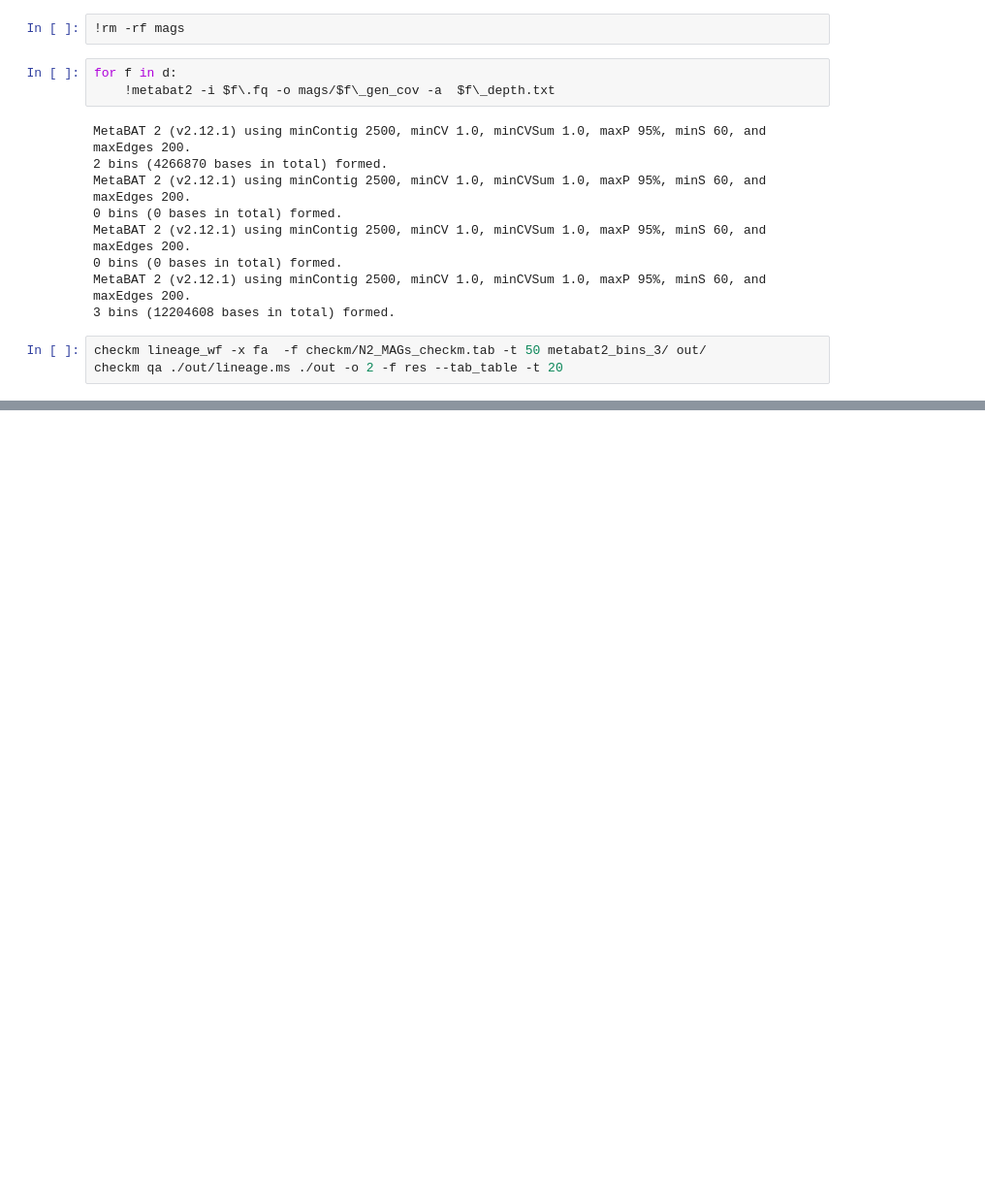
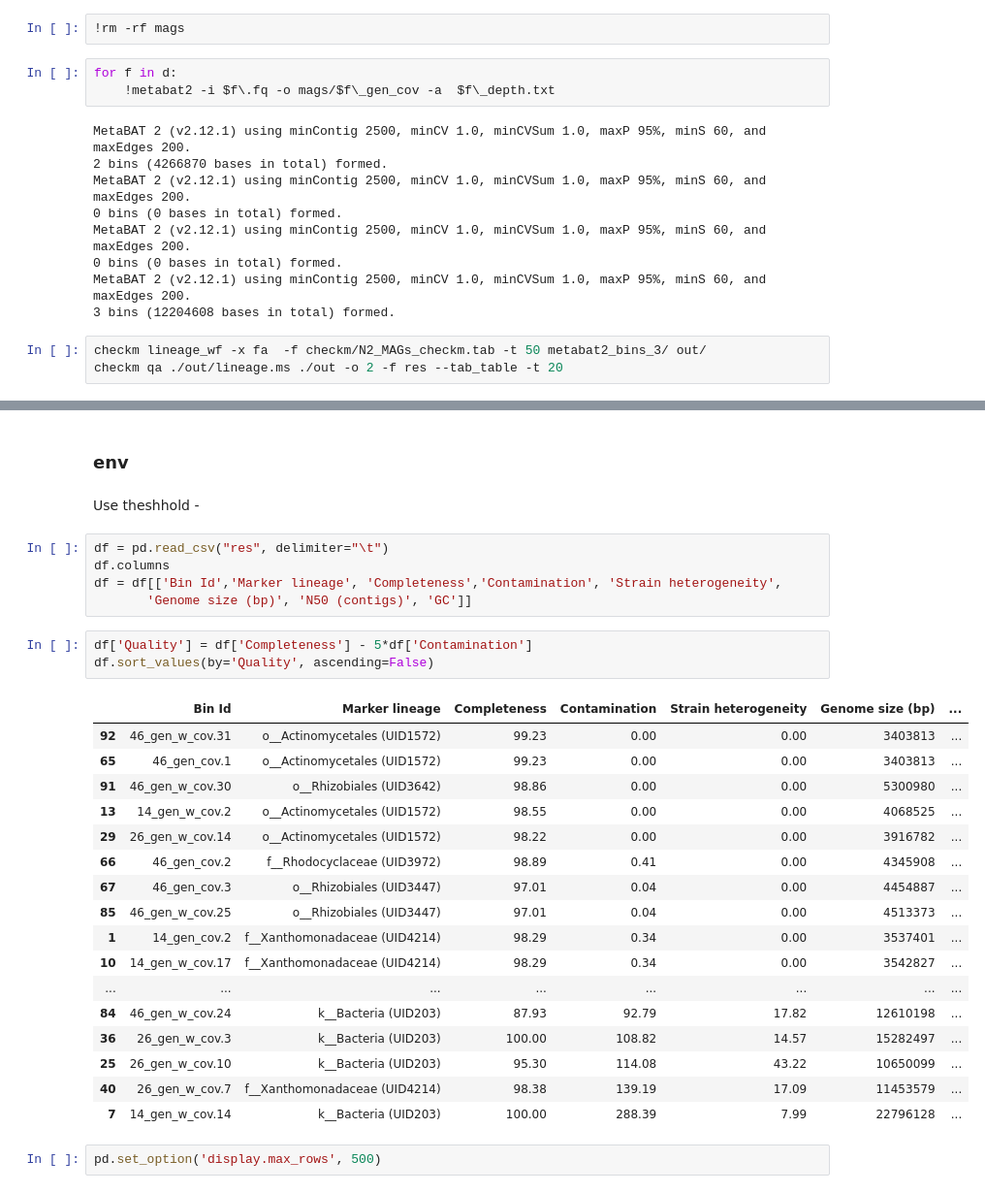
Before and after one commit to crabron/ARRIAM, a Jupyter notebook: binning.ipynb, the cells around one changed output, grey strips where cells are left out. Shown: that part at 97% size. Saved outputs shown, nothing was run; the diff lists cells and outputs as text; blank space fills up the shorter version.

```diff
--- a/binning.ipynb
+++ b/binning.ipynb
@@ -368,0 +320,32 @@ Example: checkm lineage_wf ./bins ./output
+# %% [markdown]
+### env
+# %% [markdown]
+Use theshhold -
+# %%
+df = pd.read_csv("res", delimiter="\t")
+df.columns
+df = df[['Bin Id','Marker lineage', 'Completeness','Contamination', 'Strain heterogeneity',
+       'Genome size (bp)', 'N50 (contigs)', 'GC']]
+# %%
+df['Quality'] = df['Completeness'] - 5*df['Contamination']
+df.sort_values(by='Quality', ascending=False)
+# %% [output]
+|  | Bin Id | Marker lineage | Completeness | Contamination | Strain heterogeneity | Genome size (bp) | ... |
+| 92 | 46_gen_w_cov.31 | o__Actinomycetales (UID1572) | 99.23 | 0.00 | 0.00 | 3403813 | ... |
+| 65 | 46_gen_cov.1 | o__Actinomycetales (UID1572) | 99.23 | 0.00 | 0.00 | 3403813 | ... |
+| 91 | 46_gen_w_cov.30 | o__Rhizobiales (UID3642) | 98.86 | 0.00 | 0.00 | 5300980 | ... |
+| 13 | 14_gen_w_cov.2 | o__Actinomycetales (UID1572) | 98.55 | 0.00 | 0.00 | 4068525 | ... |
+| 29 | 26_gen_w_cov.14 | o__Actinomycetales (UID1572) | 98.22 | 0.00 | 0.00 | 3916782 | ... |
+| 66 | 46_gen_cov.2 | f__Rhodocyclaceae (UID3972) | 98.89 | 0.41 | 0.00 | 4345908 | ... |
+| 67 | 46_gen_cov.3 | o__Rhizobiales (UID3447) | 97.01 | 0.04 | 0.00 | 4454887 | ... |
+| 85 | 46_gen_w_cov.25 | o__Rhizobiales (UID3447) | 97.01 | 0.04 | 0.00 | 4513373 | ... |
+| 1 | 14_gen_cov.2 | f__Xanthomonadaceae (UID4214) | 98.29 | 0.34 | 0.00 | 3537401 | ... |
+| 10 | 14_gen_w_cov.17 | f__Xanthomonadaceae (UID4214) | 98.29 | 0.34 | 0.00 | 3542827 | ... |
+| ... | ... | ... | ... | ... | ... | ... | ... |
+| 84 | 46_gen_w_cov.24 | k__Bacteria (UID203) | 87.93 | 92.79 | 17.82 | 12610198 | ... |
+| 36 | 26_gen_w_cov.3 | k__Bacteria (UID203) | 100.00 | 108.82 | 14.57 | 15282497 | ... |
+| 25 | 26_gen_w_cov.10 | k__Bacteria (UID203) | 95.30 | 114.08 | 43.22 | 10650099 | ... |
+| 40 | 26_gen_w_cov.7 | f__Xanthomonadaceae (UID4214) | 98.38 | 139.19 | 17.09 | 11453579 | ... |
+| 7 | 14_gen_w_cov.14 | k__Bacteria (UID203) | 100.00 | 288.39 | 7.99 | 22796128 | ... |
+# %%
+pd.set_option('display.max_rows', 500)
```
Also changed, not shown: parts of 18 cells of this notebook, 1 other file.
